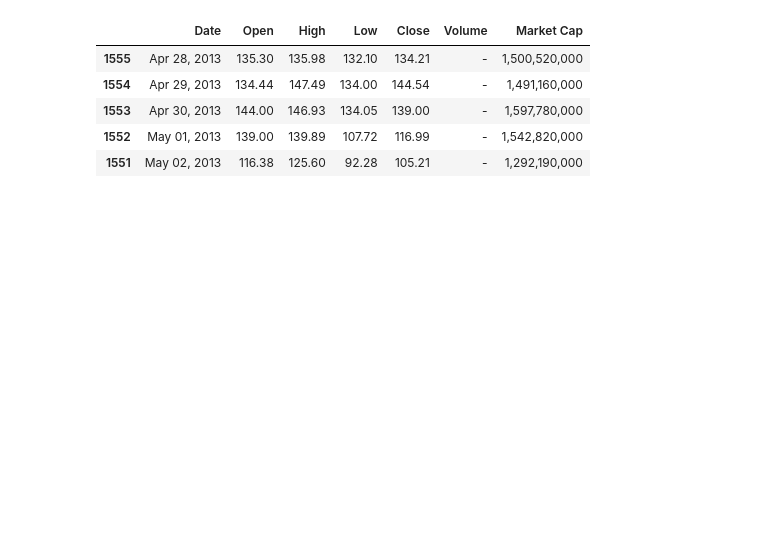
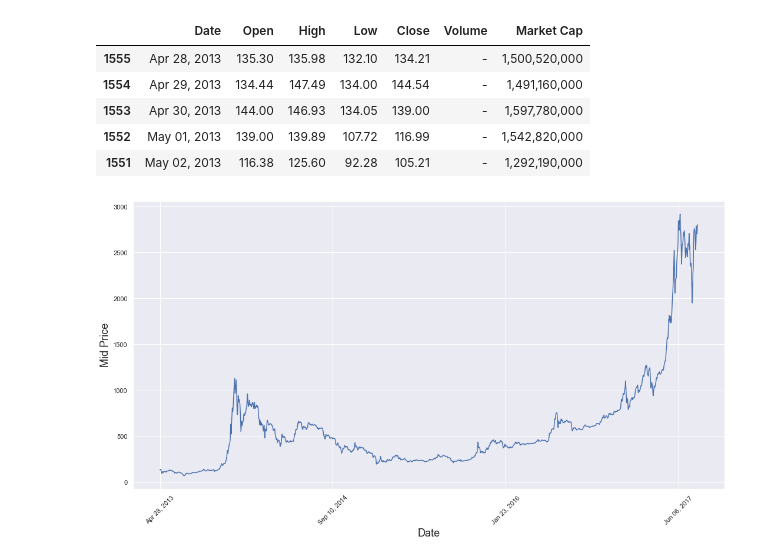
Before and after one commit to georgeob/Rusnak_NS2021, a Jupyter notebook: Rusnak_NS2021.ipynb, the cells around one changed output. Cells and saved outputs as stored; diff of their text form; code cells hidden in the pictures; blank space fills up the shorter version.

```diff
--- a/Rusnak_NS2021.ipynb
+++ b/Rusnak_NS2021.ipynb
@@ -19,3 +20,13 @@ train.head()
 | 1553 | Apr 30, 2013 | 144.00 | 146.93 | 134.05 | 139.00 | - | 1,597,780,000 |
 | 1552 | May 01, 2013 | 139.00 | 139.89 | 107.72 | 116.99 | - | 1,542,820,000 |
 | 1551 | May 02, 2013 | 116.38 | 125.60 | 92.28 | 105.21 | - | 1,292,190,000 |
+# %%
+
+plt.figure(figsize = (18,9))
+plt.plot(range(train.shape[0]),(train['Low']+train['High'])/2.0)
+plt.xticks(range(0,train.shape[0],500),train['Date'].loc[::500],rotation=45)
+plt.xlabel('Date',fontsize=18)
+plt.ylabel('Mid Price',fontsize=18)
+plt.show()
+# %% [output]
+[figure, added]
```
Also changed, not shown: parts of 10 cells of this notebook.
